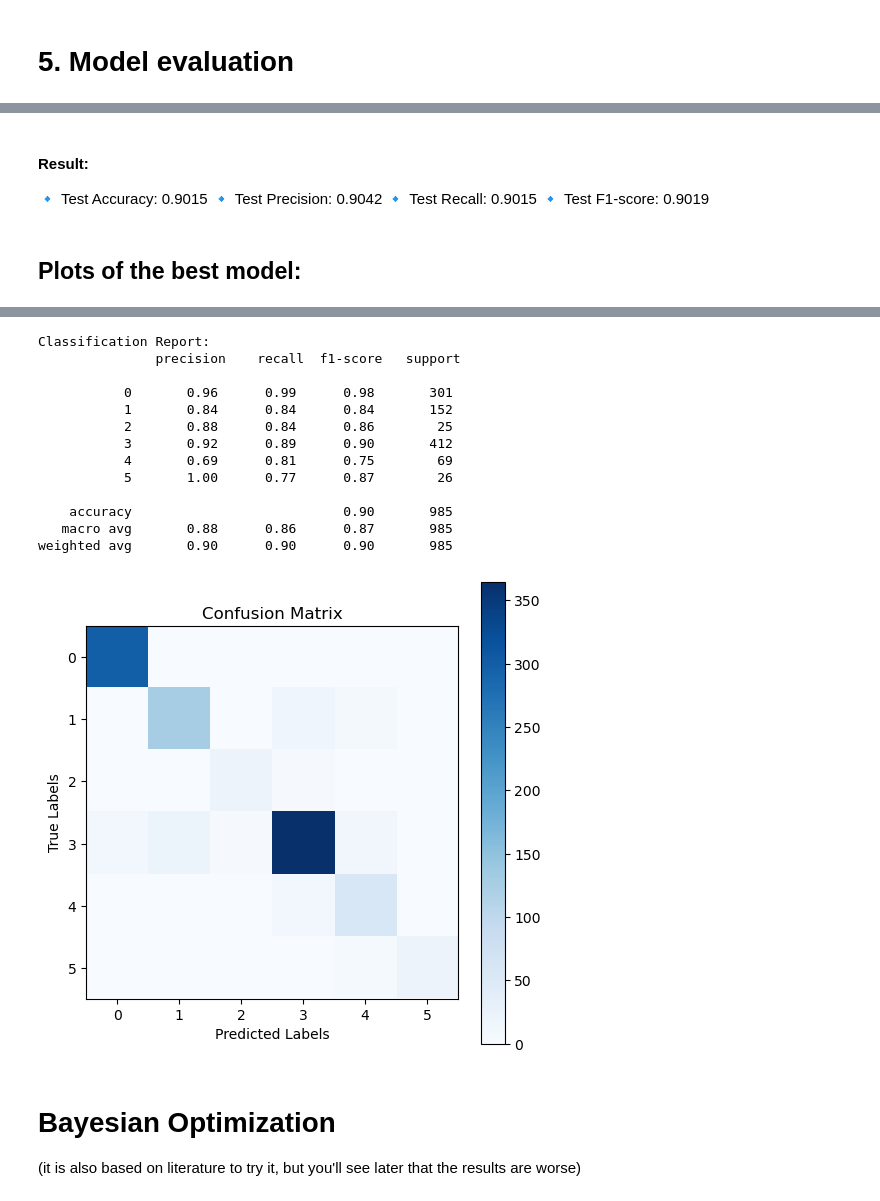
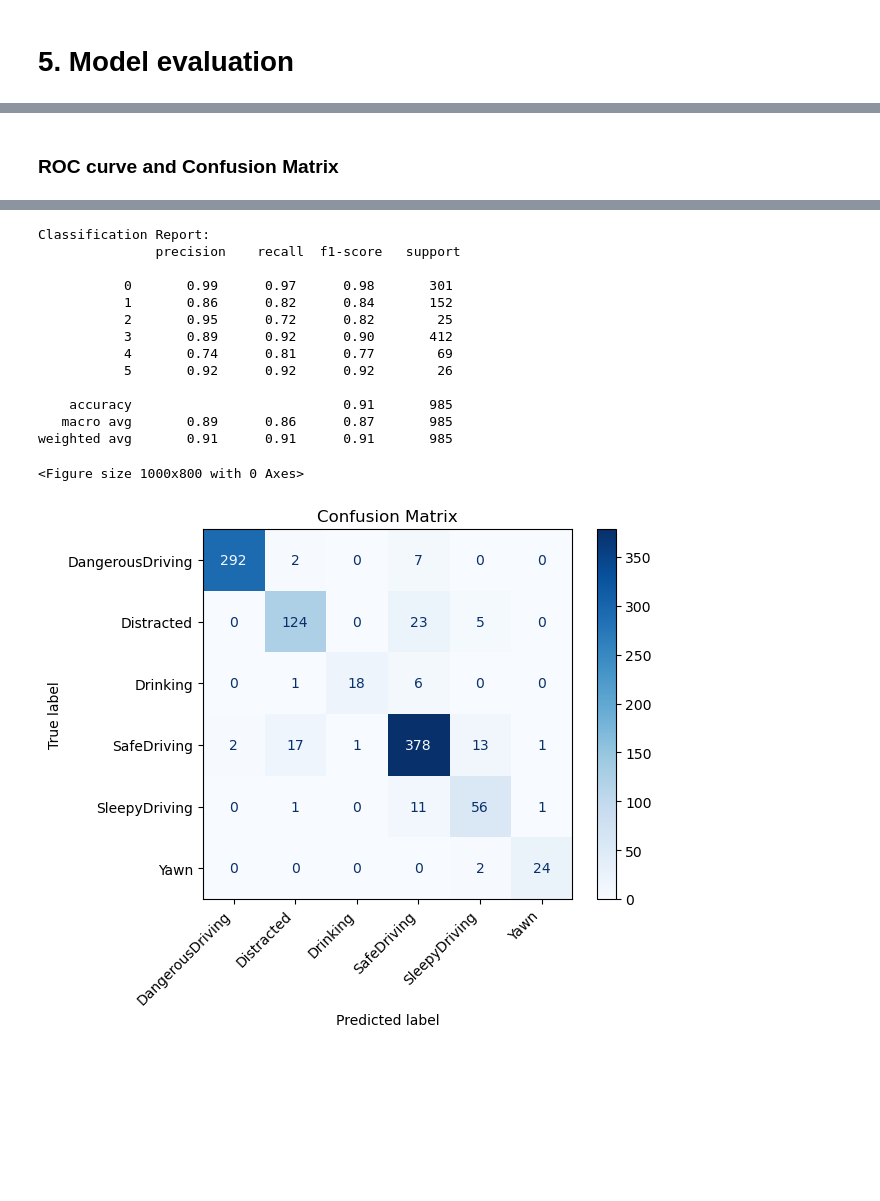
Before and after one commit to MatthijstenTije/Deep_learning_03, a Jupyter notebook: Assingment_DriverDistraction_Starting_code 1.ipynb, the cells around one changed output, grey strips where cells are left out. Cells and saved outputs as stored; diff of their text form; code cells hidden in the pictures; blank space fills up the shorter version.

Commit message:
Final Random Search + Plotting
I had to delete everything I did so far - i made a crucial mistake. I think it is good now. However, we don't have the bayesian optimization anymore.

```diff
--- a/Assingment_DriverDistraction_Starting_code 1.ipynb
+++ b/Assingment_DriverDistraction_Starting_code 1.ipynb
@@ -574,7 +581,7 @@ def create_model(hp):
 
     return model
 # %%
-random_tuner = kt.RandomSearch(create_model, objective='val_accuracy', max_trials= 30, executions_per_trial=1,  directory='./',project_name='RandomSearch')
+random_tuner = kt.RandomSearch(create_model, objective='val_accuracy', max_trials= 30, executions_per_trial=1,  directory='./',project_name='RandomSearch2')
 
 # Running the search
 random_tuner.search(train_data, epochs=10, batch_size=32, validation_data=val_data)
@@ -619,30 +618,45 @@ from tensorflow.keras import models, layers, optimizers
 from tensorflow.keras.losses import CategoricalCrossentropy
 
 # Define the model
-def best_model():
+def best_model(best_parameters, classes = 6):
     model = models.Sequential()
 
     # First Conv Layer
-    model.add(layers.Conv2D(32, (5, 5), activation='relu', input_shape=(72, 128, 1)))
+    model.add(layers.Conv2D(32, (best_parameters.get('kernel_size_1'), best_parameters.get('kernel_size_1')), activation=best_parameters.get('activation'), input_shape=(72, 128, 1)))
     model.add(layers.MaxPooling2D((2, 2)))
 
     # Second Conv Layer
-    model.add(layers.Conv2D(64, (7, 7), activation='relu'))
-    model.add(layers.MaxPooling2D((2, 2)))
+    try:
+        model.add(layers.Conv2D(64, (best_parameters.get('kernel_size_2'), best_parameters.get('kernel_size_2')), activation=best_parameters.get('activation')))
+        model.add(layers.MaxPooling2D((2, 2)))
+    except:
+        pass
+
+    # Third Conv Layer
+    try:
+        model.add(layers.Conv2D(128, (best_parameters.get('kernel_size_3'), best_parameters.get('kernel_size_3')), activation=best_parameters.get('activation')))
+        model.add(layers.MaxPooling2D((2, 2)))
+    except:
+        pass
 
     model.add(layers.Flatten())
 
     # Dense Layer
-    model.add(layers.Dense(288, activation='relu'))
+    model.add(layers.Dense(best_parameters.get('dense_units'), activation=best_parameters.get('activation')))
 
     # Dropout Layer
-    model.add(layers.Dropout(0.3))
+    model.add(layers.Dropout(best_parameters.get('dropout_rate')))
 
     # Output Layer
-    model.add(layers.Dense(6, activation='softmax'))
+    model.add(layers.Dense(classes, activation='softmax'))
 
     # Optimizer
-    optimizer = optimizers.RMSprop(learning_rate=0.001)
+    if best_parameters.get('optimizer') == 'adam':
+        optimizer = optimizers.Adam(learning_rate=best_parameters.get('learning_rate'))
+    elif best_parameters.get('optimizer') == 'rmsprop':
+        optimizer = optimizers.RMSprop(learning_rate=best_parameters.get('learning_rate'))
+    elif best_parameters.get('optimizer') == 'sgd':
+        optimizer = optimizers.SGD(learning_rate=best_parameters.get('learning_rate'))
 
     # Compile Model
     model.compile(optimizer=optimizer,
@@ -652,7 +666,7 @@ def best_model():
     return model
 
 # Instantiate the model
-model = best_model()
+model = best_model(best_parameters)
 
 # Summary
 model.summary()
@@ -760,11 +768,5 @@ print(f"🔹 Test F1-score: {test_f1:.4f}")
-# %% [markdown]
-#### Result:
-🔹 Test Accuracy: 0.9015
-🔹 Test Precision: 0.9042
-🔹 Test Recall: 0.9015
-🔹 Test F1-score: 0.9019
-# %% [markdown]
-## Plots of the best model:
+# %% [markdown]
+### ROC curve and Confusion Matrix
 # %%
 #Roc curve
 plt.figure(figsize=(8, 6))
@@ -786,11 +788,11 @@ print("Classification Report:\n", classification_report(y_true, y_pred_classes))
 
 # Confusion Matrix
 conf_matrix = confusion_matrix(y_true, y_pred_classes)
-plt.figure(figsize=(6, 6))
-plt.imshow(conf_matrix, cmap="Blues")
-plt.colorbar()
-plt.xlabel("Predicted Labels")
-plt.ylabel("True Labels")
+disp = ConfusionMatrixDisplay(confusion_matrix=conf_matrix, display_labels=class_names)
+
+plt.figure(figsize=(10, 8))
+disp.plot(cmap=plt.cm.Blues, values_format='d')
 plt.title("Confusion Matrix")
+plt.xticks(rotation=45, ha="right")
 plt.show()
 # %% [output]
@@ -798,18 +800,15 @@ plt.show()
 Classification Report:
                precision    recall  f1-score   support
 
-           0       0.96      0.99      0.98       301
-           1       0.84      0.84      0.84       152
-           2       0.88      0.84      0.86        25
-           3       0.92      0.89      0.90       412
-           4       0.69      0.81      0.75        69
-           5       1.00      0.77      0.87        26
+           0       0.99      0.97      0.98       301
+           1       0.86      0.82      0.84       152
+           2       0.95      0.72      0.82        25
+           3       0.89      0.92      0.90       412
+           4       0.74      0.81      0.77        69
+           5       0.92      0.92      0.92        26
 
-    accuracy                           0.90       985
-   macro avg       0.88      0.86      0.87       985
-weighted avg       0.90      0.90      0.90       985
+    accuracy                           0.91       985
+   macro avg       0.89      0.86      0.87       985
+weighted avg       0.91      0.91      0.91       985
+<Figure size 1000x800 with 0 Axes>
-[figure, old version]
+[figure, new version]
-# %% [markdown]
-# Bayesian Optimization
-
-(it is also based on literature to try it, but you'll see later that the results are worse)
```
Also changed, not shown: parts of 24 cells of this notebook, 1 other file.
